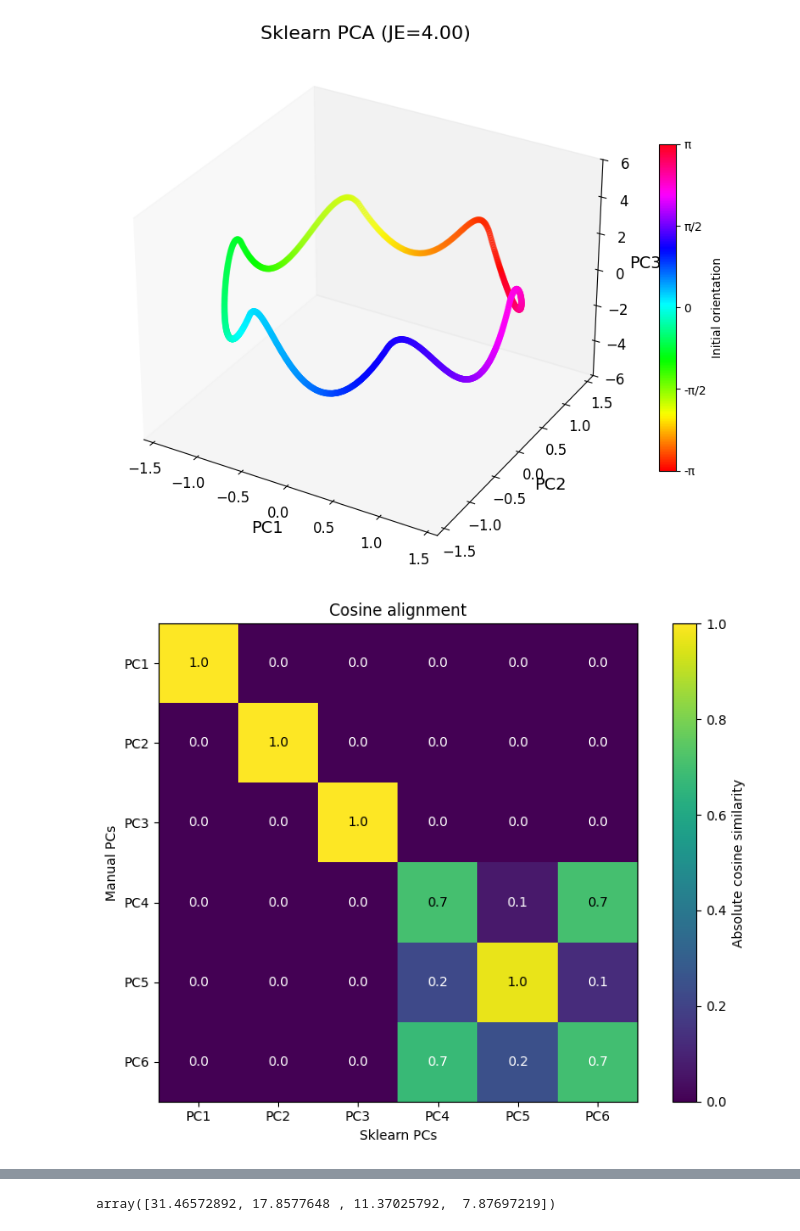
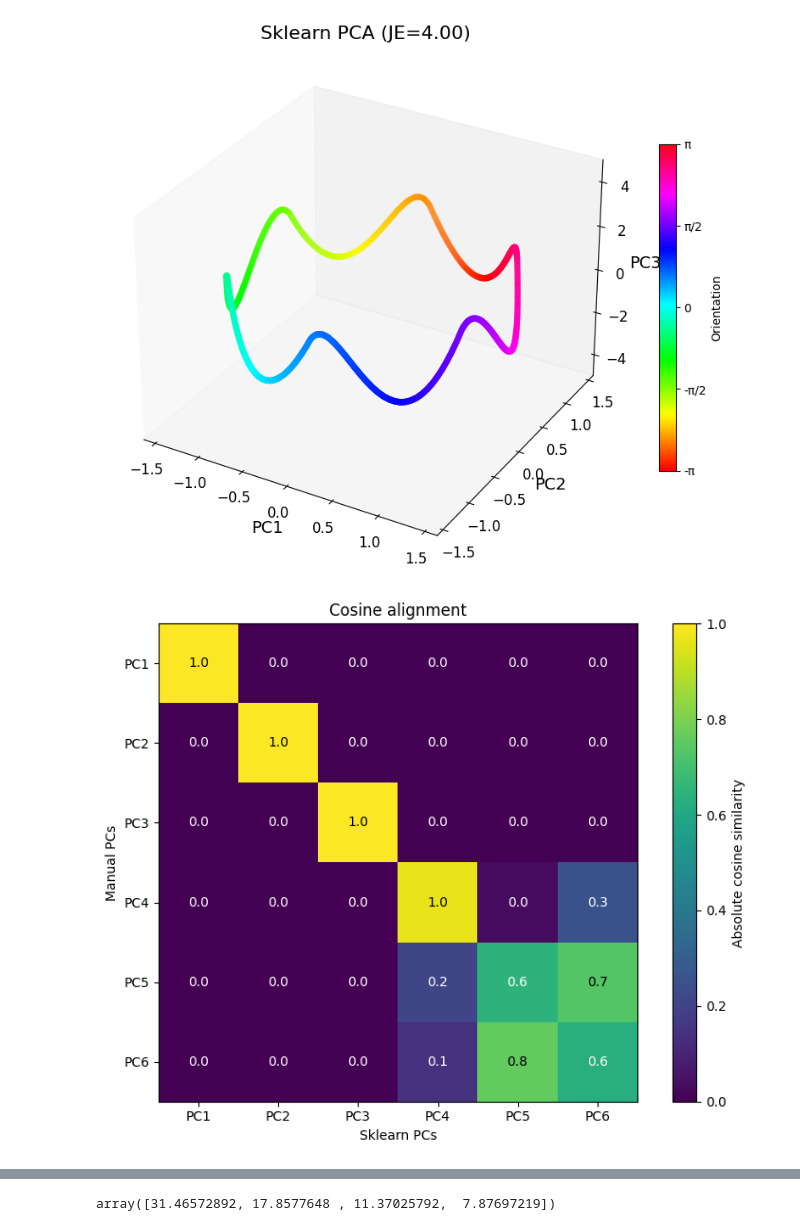
Before and after one commit to Sepsad/CompNeuroMethodsHWs, a Jupyter notebook: Final_project/code.ipynb, the cells around one changed output, grey strips where cells are left out. Drawn from its saved outputs; the diff is of its cells as text; code cells hidden in the pictures.

```diff
--- a/Final_project/code.ipynb
+++ b/Final_project/code.ipynb
@@ -324,7 +303,7 @@ import matplotlib.pyplot as plt
 
 
 
-def run_attractor_simulation(JE, JI, N=6, tau=0.1, C0=1.0, A=0.2, v_in=1.5, timespan = (0.0, 2.0), n_centers=1000):
+def run_attractor_simulation(JE, JI, N=6, tau=0.1, C0=1.0, A=0.2, v_in=1.5, timespan = (0.0, 2.0), n_centers=1000, init_model= 'guassian'):
     """
     Run attractor simulation for given JE and JI values.
 
@@ -367,7 +346,8 @@ def run_attractor_simulation(JE, JI, N=6, tau=0.1, C0=1.0, A=0.2, v_in=1.5, time
     else:
         active_neurons = active_neurons + 1
 
-    width = active_neurons * 2 * np.pi / N  # activate roughly 3 neurons
+    # width = active_neurons * 2 * np.pi / N  # activate roughly 3 neurons
+    width = 3 * 2 * np.pi / N  # activate roughly 3 neurons
     theta, W, W_cw, W_ccw, Ws, Wa = build_connectivity(N, JE=JE, JI=JI)
 
     centers = np.linspace(-np.pi, np.pi, n_centers, endpoint=False)
@@ -375,14 +355,20 @@ def run_attractor_simulation(JE, JI, N=6, tau=0.1, C0=1.0, A=0.2, v_in=1.5, time
     final_states = []
 
     for psi in centers:
-        h0 = bump_init(theta, psi, width, A)
+        # Initialize the bump with a cosine shape
+        if init_model == 'guassian':
+            h0 = np.random.normal(0, 0.1, size=theta.shape)
+        elif init_model == 'bump':
+            # Initialize with a cosine bump
+            h0 = bump_init(theta, psi, width, A)
+
         t, h = simulate_euler(
             W,
             W_cw,
             W_ccw,
             C0,
             tau,
-            v_fn=lambda t: v_in,
+            v_fn= v_in,
             h0=h0,
             t_span=timespan,
             dt=0.01,
@@ -438,7 +424,7 @@ def plot_attractor_map(ax, centers, attractors, JE, combination_idx, n_combinati
     if combination_idx == 0:
         ax.set_ylabel('Final orientation', fontsize=14)
 
-    ax.set_title(f'Attractor Map (JE={JE:.2f})', fontsize=16)
+    ax.set_title(f'(JE={JE:.2f})', fontsize=16)
     ax.grid(True, alpha=0.3)
     ax.set_xlim(-np.pi, np.pi)
     ax.set_ylim(-np.pi, np.pi)
@@ -462,7 +448,7 @@ def plot_manual_pca(ax, scores, centers, JE, combination_idx, n_combinations):
 
     ax.set_title(f'Manual PCA (JE={JE:.2f})', fontsize=16)
     ax.set_xlabel('PC1', fontsize=14)
-    ax.set_zlim(-6, 6)
+    ax.set_zlim(-5, 5)
     ax.grid(False)
     ax.tick_params(axis='both', which='major', labelsize=12)
 
@@ -480,7 +466,7 @@ def plot_sklearn_pca(ax, sklearn_scores, centers, JE, combination_idx, n_combina
 
     ax.set_title(f'Sklearn PCA (JE={JE:.2f})', fontsize=16)
     ax.set_xlabel('PC1', fontsize=14)
-    ax.set_zlim(-6, 6)
+    ax.set_zlim(-5, 5)
     ax.grid(False)
     ax.tick_params(axis='both', which='major', labelsize=12)
 
@@ -493,7 +479,7 @@ JE_values = [4]
 
 # inverse_JE_values = [0.10, 0.15, 0.20, 0.25, 0.35, 0.55]
 # JE_values = 1 / np.array(inverse_JE_values)  # Convert to JE values
-JI_values = [ -2.05]  # Inhibitory connection strengths
+JI_values = [ -2]  # Inhibitory connection strengths
 
 # Store results
 results = {}
@@ -518,7 +504,7 @@ for JE in JE_values:
         centers, attractors, final_states, scores, sklearn_scores, cosine_alignment = run_attractor_simulation(JE, JI,
                                                                                              N=N, tau=tau, C0=C0, A=A,
                                                                                              v_in=v_in, timespan = (0.0,3.0),
-                                                                                             n_centers=1000)
+                                                                                             n_centers=1000, init_model= 'bump')
 
         # Store results
         results[(JE, JI)] = {
@@ -569,20 +555,18 @@ for JE in JE_values:
 
         # Plot manual PCA 3D
         ax2 = fig_pca_manual.add_subplot(1, n_combinations, combination_idx + 1, projection='3d')
-        scatter2 = plot_manual_pca(ax2, scores, centers, JE, combination_idx, n_combinations)
-        fig_pca_manual.savefig('latex/manual_pca.png', dpi=300, bbox_inches='tight')
+        scatter2 = plot_manual_pca(ax2, scores, attractors, JE, combination_idx, n_combinations)
 
         # Plot sklearn PCA 3D
         ax3 = fig_pca_sklearn.add_subplot(1, n_combinations, combination_idx + 1, projection='3d')
-        scatter3 = plot_sklearn_pca(ax3, sklearn_scores, centers, JE, combination_idx, n_combinations)
-        fig_pca_sklearn.savefig('latex/sklearn_pca.png', dpi=300, bbox_inches='tight')
+        scatter3 = plot_sklearn_pca(ax3, sklearn_scores, attractors, JE, combination_idx, n_combinations)
 
         # Add colorbar only to the last subplot in each figure
         if combination_idx == n_combinations - 1:
             for fig, ax, scatter in [(fig_pca_manual, ax2, scatter2),
                                      (fig_pca_sklearn, ax3, scatter3)]:
                 cbar = plt.colorbar(scatter, ax=ax, shrink=0.5)
-                cbar.set_label('Initial orientation')
+                cbar.set_label('Orientation')
                 cbar.set_ticks([-np.pi, -np.pi/2, 0, np.pi/2, np.pi])
                 cbar.set_ticklabels(['-π', '-π/2', '0', 'π/2', 'π'])
 
@@ -591,5 +575,7 @@ for JE in JE_values:
 fig_attractor.tight_layout()
 fig_pca_manual.tight_layout()
 fig_pca_sklearn.tight_layout()
+fig_pca_manual.savefig('latex/manual_pca.png', dpi=300, bbox_inches='tight')
+fig_pca_sklearn.savefig('latex/sklearn_pca.png', dpi=300, bbox_inches='tight')
 plt.show()
 # %% [output]
@@ -605,4 +591,4 @@ Component 3: 1.000000
-[figure, old version]
+[figure, new version]
-[figure, old version]
+[figure, new version]
 # %%
 # Define parameter ranges to iterate over
```
Also changed, not shown: parts of 7 cells of this notebook.
